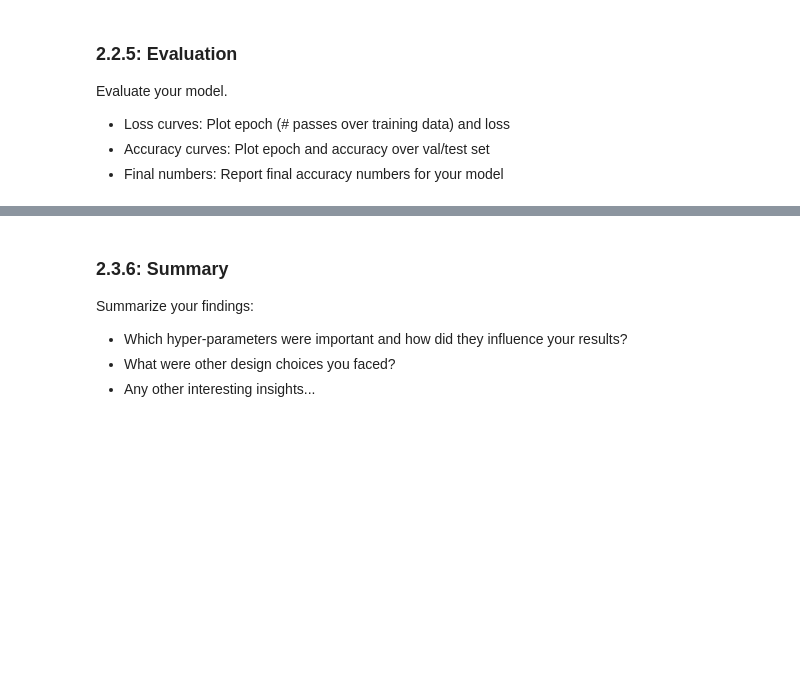
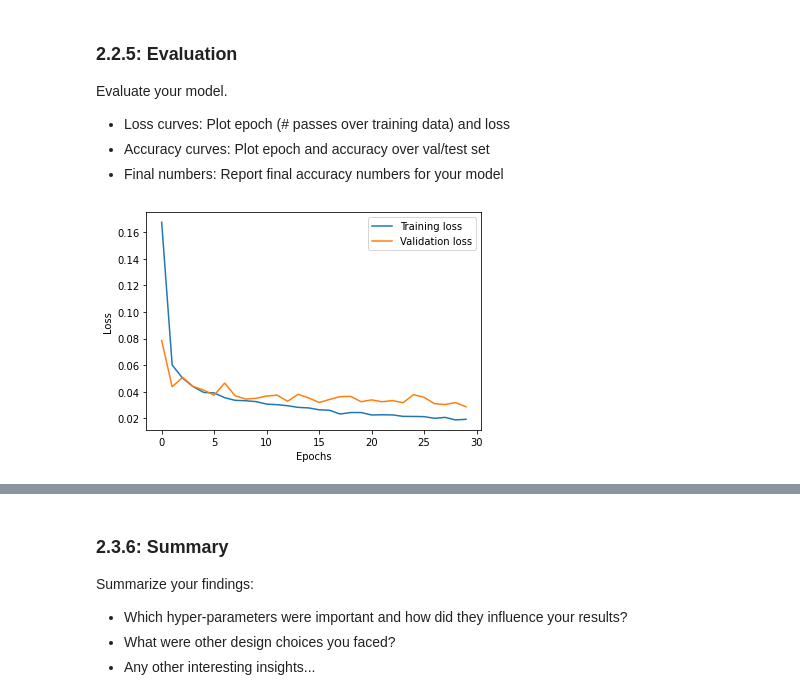
Before and after one commit to sangeet2020/MLCysec-hw, a Jupyter notebook: 2021_10_29_Task_01.ipynb.ipynb, the cells around one changed output, grey strips where cells are left out. Cells and saved outputs as stored; diff of their text form; code cells hidden in the pictures; blank space fills up the shorter version.

Commit message:
Visualisation and test acc at end

```diff
--- a/2021_10_29_Task_01.ipynb.ipynb
+++ b/2021_10_29_Task_01.ipynb.ipynb
@@ -537,16 +538,17 @@ Define hyper-parameters for your method here
 # ------- Your Code -------
 #
 #
-batch_size_train = 100 # Fill in
-batch_size_test = 100 # Fill in
-n_epochs = 30 # Fill in
+batch_size_train = 100
+batch_size_test = 100
+n_epochs = 30
 # other parameters ...
 learning_rate = 2e-3
 input_size=1
 hidden_layers=[32,64,128]
-drop_prob=0.5
+drop_prob=0.3
 num_classes=10
 reg=0.001
+device = torch.device("cuda:0") if torch.cuda.is_available() else torch.device("cpu")
 def weights_init(m):
     if type(m) == nn.Linear:
         m.weight.data.normal_(0.0, 1e-3)
@@ -554,20 +556,6 @@ def weights_init(m):
 def update_lr(optimizer, lr):
     for param_group in optimizer.param_groups:
         param_group['lr'] = lr
-# You don't need the following code, if you can use data from 2.1.1.
-# You can also use torch built-in functions (torch.utils.data)
-
-# test_set = 'val'  #  or 'test'
-# # Decide all your hyperparameters based on validation performance
-# # Then, switch to 'test' for final evaluation
-
-# if test_set == 'val':
-#     train_idxs, val_idxs = ..., ...   # Fill in
-#     x_train, y_train = x_trainval[train_idxs], y_trainval[train_idxs]
-#     x_eval, y_eval = x_trainval[val_idxs], y_trainval[val_idxs]
-# else:
-#     x_train, y_train = x_trainval, y_trainval
-#     x_eval, y_eval = x_test, y_test
 # %% [markdown]
 ### 2.3.2: Data Preprocessing
 # %%
@@ -725,13 +729,16 @@ Evaluate your model.
 # %%
 # Here plot epoch (# passes over training data) and loss
 #
 # ------- Your Code -------
 #
-plt.plot(loss_plot_x,loss_plot_y)
-plt.plot(loss_plot_x,loss_plot_val_y)
+plt.plot(loss_plot_x,loss_plot_y, label="Training loss")
+plt.plot(loss_plot_x,loss_plot_val_y, label="Validation loss")
+plt.legend()
 plt.xlabel("Epochs")
 plt.ylabel("Loss")
 plt.show()
+# %% [output]
+[figure, added]
 # %%
 # Here plot epoch and accuracy over val/test set
 #
```
Also changed, not shown: parts of 11 cells of this notebook.
